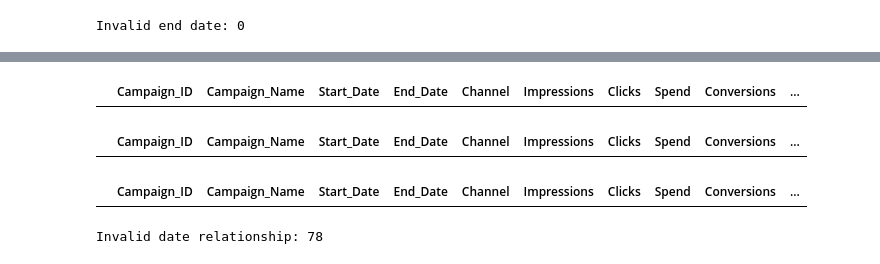
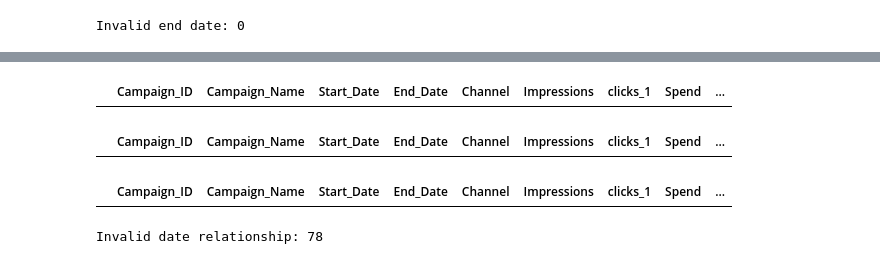
Before and after one commit to Nikita-Ravindra-Albela/Marketing_Campaign_Performance_Analysis, a Jupyter notebook: Python/Marketing_Analytics_Profiling.ipynb, the cells around one changed output, grey strips where cells are left out. Saved outputs shown, nothing was run; the diff lists cells and outputs as text; code cells hidden in the pictures.

```diff
--- a/Python/data_profiling.ipynb
+++ b/Python/Marketing_Analytics_Profiling.ipynb
@@ -250,0 +292,2 @@ dtype: int64
+# %%
+df['Spend_numeric'] = pd.to_numeric(df['Spend'], errors='coerce')
@@ -508,3 +792,7 @@ df[df["Clicks"] > df["Impressions"]]
 | 1819 | CMP-01820 | Q2_BlackFriday_CMP-01820 | 30/12/2023 | 2024-01-17 | Google Ads | 90186 | 1028 | 1623.06 | 129.0 | ... |
 | 1944 | CMP-01945 | Q1_BlackFriday_CMP-01945 | 2023-12-28 00:00:00 | 2024-01-08 | TikTok | 99393 | 3766 | 5924.19 | 271.0 | ... |
 | 1980 | CMP-01981 | Q3_Summer_CMP-01981 | 2023-12-17 00:00:00 | 2023-12-22 | TikTok | 57446 | 1434 | 2671.97 | 158.0 | ... |
+# %%
+df["clicks_2_difference"] = (
+    df["clicks_2"] - df["Impressions"]
+)
@@ -511,18 +822,18 @@ df[df["Clicks"] > df["Impressions"]]
 # %%
 # Checking Impressions <= primary Clicks field
-df[df["Clicks "] > df["Impressions"]]
+df[df["clicks_1"] > df["Impressions"]]
 # %% [output]
-|  | Campaign_ID | Campaign_Name | Start_Date | End_Date | Channel | Impressions | Clicks | Spend | Conversions | ... |
+|  | Campaign_ID | Campaign_Name | Start_Date | End_Date | Channel | Impressions | clicks_1 | Spend | ... |
 # %%
 # Checking Impressions <= sparse Clicks field
-df[df["Conversions"] > df["Clicks"]]
+df[df["Conversions"] > df["clicks_1"]]
 # %% [output]
-|  | Campaign_ID | Campaign_Name | Start_Date | End_Date | Channel | Impressions | Clicks | Spend | Conversions | ... |
+|  | Campaign_ID | Campaign_Name | Start_Date | End_Date | Channel | Impressions | clicks_1 | Spend | ... |
 # %%
 # Checking Conversions <= primary Clicks field
-df[df["Conversions"] > df["Clicks "]]
+df[df["Conversions"] > df["clicks_1"]]
 # %% [output]
-|  | Campaign_ID | Campaign_Name | Start_Date | End_Date | Channel | Impressions | Clicks | Spend | Conversions | ... |
+|  | Campaign_ID | Campaign_Name | Start_Date | End_Date | Channel | Impressions | clicks_1 | Spend | ... |
 # %%
 invalid_dates = end_date < start_date
 print("Invalid date relationship:", invalid_dates.sum())
```
Also changed, not shown: parts of 45 cells of this notebook.
